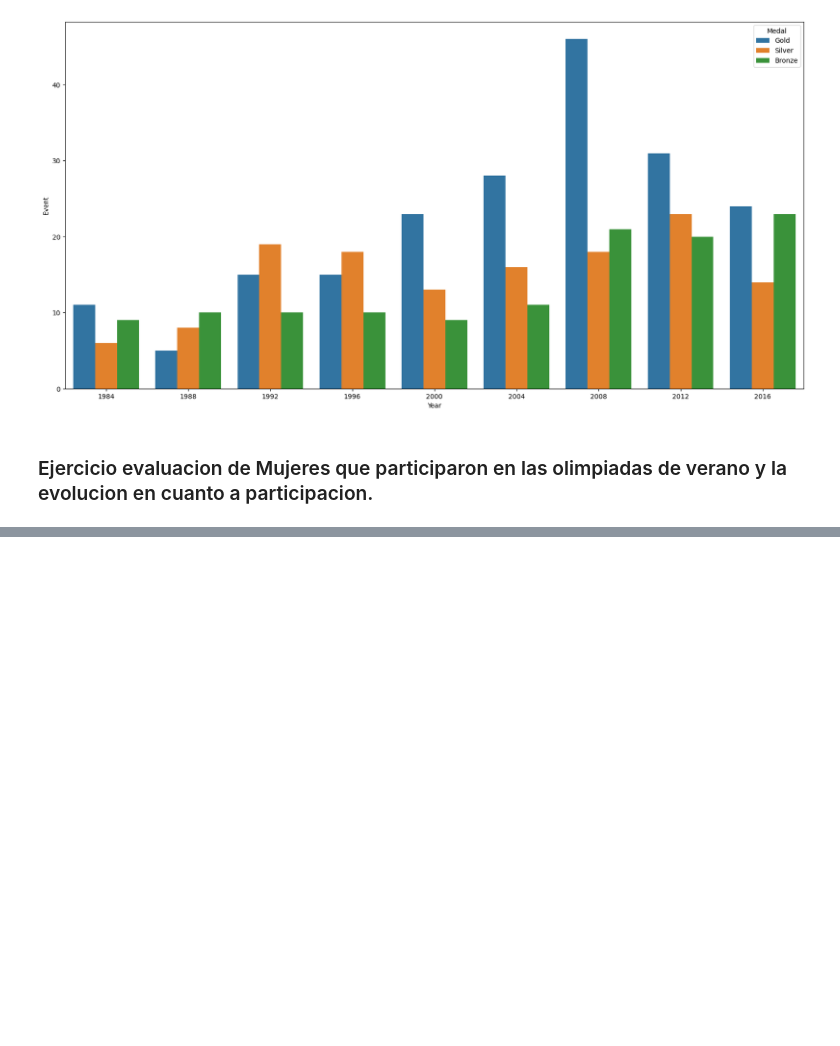
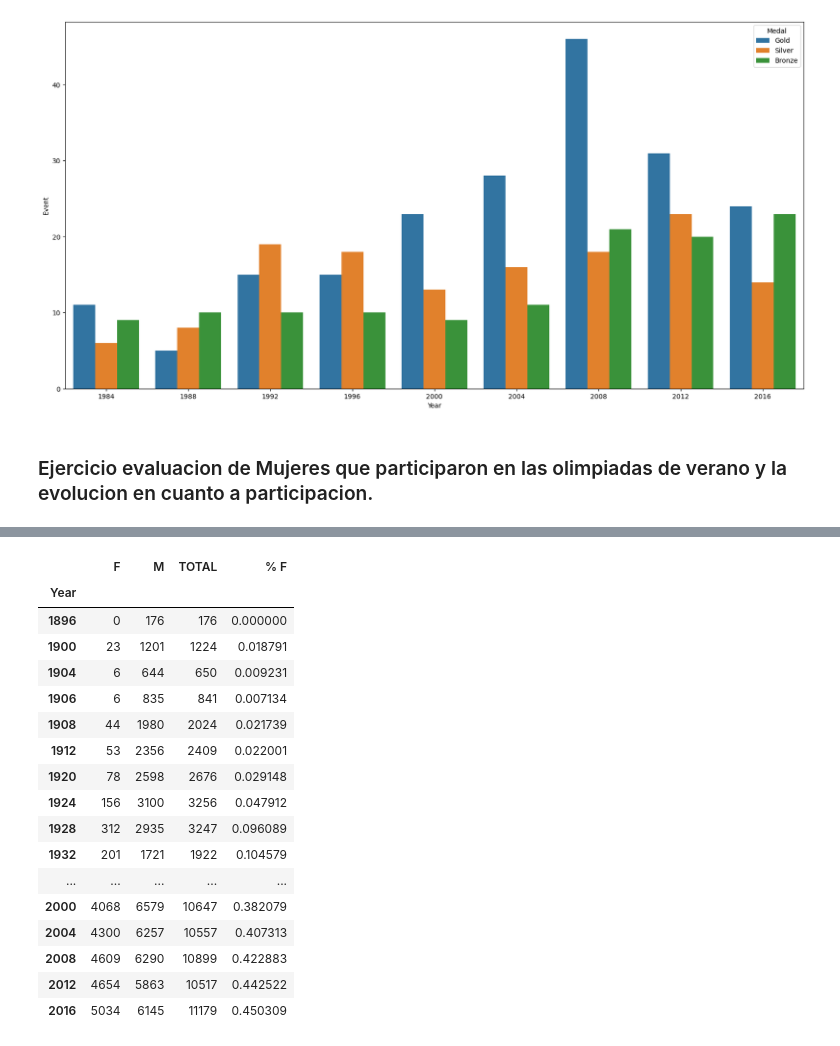
Before and after one commit to oscargbocanegra/learning, a Jupyter notebook: MachineLearning/c-udemy-analisis-datos-python-3/notebooks/04-manipulacion-datos-pandas.ipynb, the cells around one changed output, grey strips where cells are left out. Saved outputs shown, nothing was run; the diff lists cells and outputs as text; code cells hidden in the pictures; blank space fills up the shorter version.

```diff
--- a/MachineLearning/c-udemy-analisis-datos-python-3/notebooks/04-manipulacion-datos-pandas.ipynb
+++ b/MachineLearning/c-udemy-analisis-datos-python-3/notebooks/04-manipulacion-datos-pandas.ipynb
@@ -1476,0 +1501,4 @@ olympics_fem.query('Year == 2016')
+# %%
+# 93 Ejercicio Mujeres Olimpiadas - Solucion.
+olympics_pivot = olympics.get(['Year', 'Sex', 'Name']).pivot_table(index = 'Year', columns = 'Sex', aggfunc = 'count', fill_value = 0)
+olympics_pivot.head()
@@ -1476,0 +1540,24 @@ olympics_fem.query('Year == 2016')
+# %%
+# 93 Ejercicio Mujeres Olimpiadas - Solucion.
+# Calculando el porcentaje de mujeres por olimpiadas.
+olympics_pivot['% F'] = olympics_pivot['F'] / olympics_pivot['TOTAL']
+olympics_pivot
+# %% [output]
+|  | F | M | TOTAL | % F |
+| Year |  |  |  |  |
+| 1896 | 0 | 176 | 176 | 0.000000 |
+| 1900 | 23 | 1201 | 1224 | 0.018791 |
+| 1904 | 6 | 644 | 650 | 0.009231 |
+| 1906 | 6 | 835 | 841 | 0.007134 |
+| 1908 | 44 | 1980 | 2024 | 0.021739 |
+| 1912 | 53 | 2356 | 2409 | 0.022001 |
+| 1920 | 78 | 2598 | 2676 | 0.029148 |
+| 1924 | 156 | 3100 | 3256 | 0.047912 |
+| 1928 | 312 | 2935 | 3247 | 0.096089 |
+| 1932 | 201 | 1721 | 1922 | 0.104579 |
+| ... | ... | ... | ... | ... |
+| 2000 | 4068 | 6579 | 10647 | 0.382079 |
+| 2004 | 4300 | 6257 | 10557 | 0.407313 |
+| 2008 | 4609 | 6290 | 10899 | 0.422883 |
+| 2012 | 4654 | 5863 | 10517 | 0.442522 |
+| 2016 | 5034 | 6145 | 11179 | 0.450309 |
```
Also changed, not shown: parts of 19 cells of this notebook.
